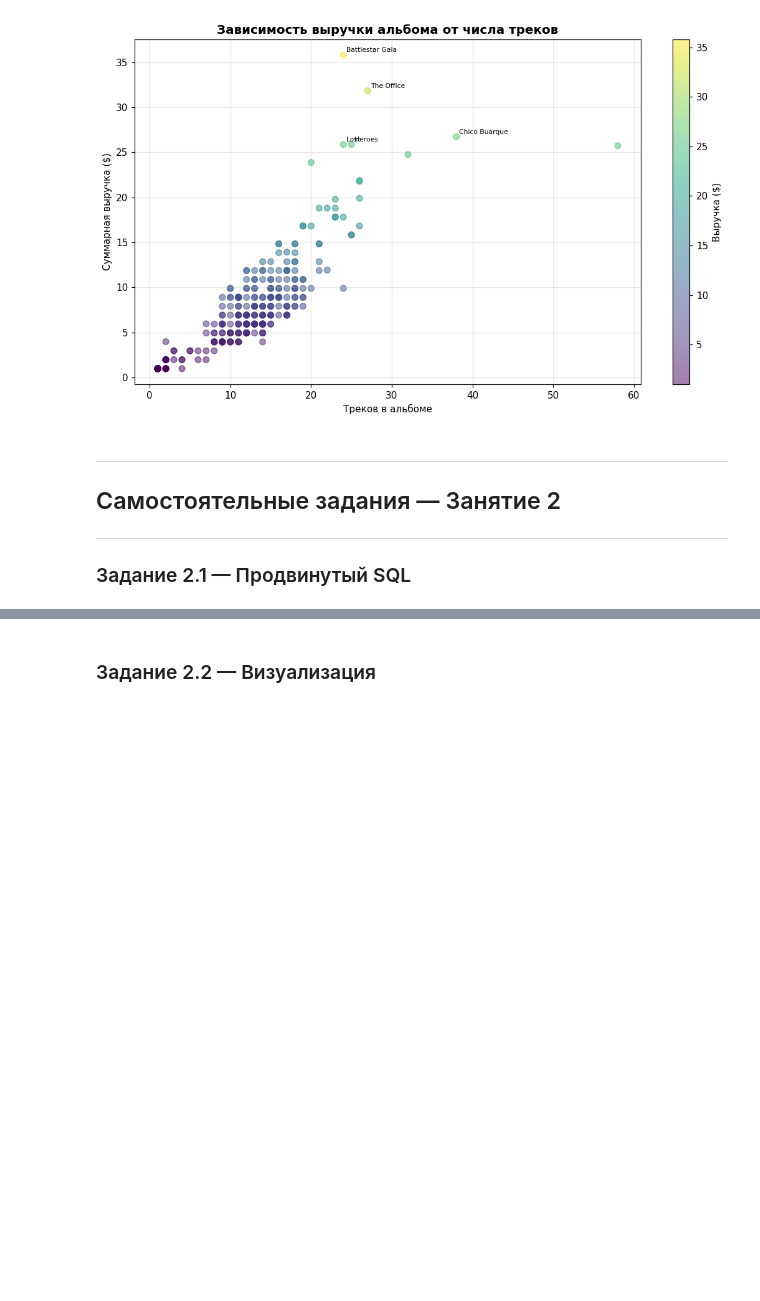
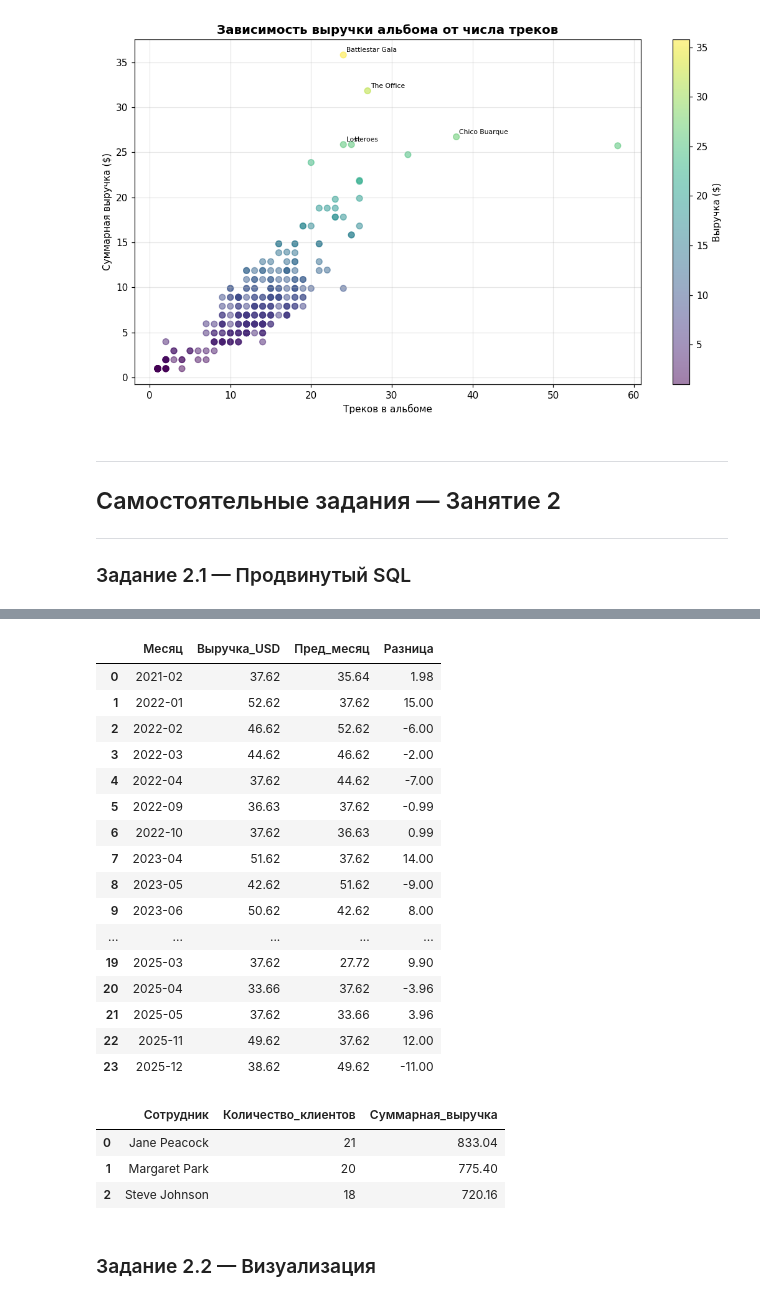
Before and after one commit to Duhast163rus/Ai, a Jupyter notebook: practice_git_python_sql.ipynb, the cells around one changed output, grey strips where cells are left out. Saved outputs shown, nothing was run; the diff lists cells and outputs as text; code cells hidden in the pictures; blank space fills up the shorter version.

```diff
--- a/practice_git_python_sql.ipynb
+++ b/practice_git_python_sql.ipynb
@@ -1146,11 +1233,48 @@ plt.show()
 # %%
 # ЗАДАНИЕ 2.1.2: LAG — ежемесячная выручка vs предыдущий месяц
 #
 # 1. CTE: SUM(Total) по strftime('%Y-%m', InvoiceDate)
 # 2. Основной SELECT: добавьте Пред_месяц через LAG(Выручка) и Разница
 #    Подсказка: LAG(Revenue) OVER (ORDER BY Month)
 
 # TODO: ваш код
+sql("""
+WITH Monthly AS (
+    SELECT strftime('%Y-%m', InvoiceDate) AS Месяц,
+           SUM(Total)   AS Выручка
+    FROM Invoice
+    GROUP BY Месяц
+),
+Result AS (
+SELECT Месяц,
+       ROUND(Выручка, 2)                                                   AS Выручка_USD,
+       ROUND(LAG(Выручка) OVER (ORDER BY Месяц), 2)                        AS Пред_месяц,
+       ROUND(Выручка - LAG(Выручка) OVER (ORDER BY Месяц), 2)              AS Разница
+FROM Monthly
+)
+SELECT *
+FROM Result
+WHERE Разница <> 0
+ORDER BY Месяц
+""")
+# %% [output]
+|  | Месяц | Выручка_USD | Пред_месяц | Разница |
+| 0 | 2021-02 | 37.62 | 35.64 | 1.98 |
+| 1 | 2022-01 | 52.62 | 37.62 | 15.00 |
+| 2 | 2022-02 | 46.62 | 52.62 | -6.00 |
+| 3 | 2022-03 | 44.62 | 46.62 | -2.00 |
+| 4 | 2022-04 | 37.62 | 44.62 | -7.00 |
+| 5 | 2022-09 | 36.63 | 37.62 | -0.99 |
+| 6 | 2022-10 | 37.62 | 36.63 | 0.99 |
+| 7 | 2023-04 | 51.62 | 37.62 | 14.00 |
+| 8 | 2023-05 | 42.62 | 51.62 | -9.00 |
+| 9 | 2023-06 | 50.62 | 42.62 | 8.00 |
+| ... | ... | ... | ... | ... |
+| 19 | 2025-03 | 37.62 | 27.72 | 9.90 |
+| 20 | 2025-04 | 33.66 | 37.62 | -3.96 |
+| 21 | 2025-05 | 37.62 | 33.66 | 3.96 |
+| 22 | 2025-11 | 49.62 | 37.62 | 12.00 |
+| 23 | 2025-12 | 38.62 | 49.62 | -11.00 |
 # %%
 # ЗАДАНИЕ 2.1.3: Агенты поддержки с наибольшей суммарной выручкой
 #
@@ -1160,6 +1284,25 @@ plt.show()
 # Ожидаемый результат: 3 агента
 
 # TODO: ваш код
+sql("""
+SELECT
+    e.FirstName || ' ' || e.LastName AS Сотрудник,
+    COUNT(DISTINCT c.CustomerId) AS Количество_клиентов,
+    ROUND(SUM(i.Total), 2) AS Суммарная_выручка
+FROM Employee e
+JOIN Customer c
+    ON e.EmployeeId = c.SupportRepId
+JOIN Invoice i
+    ON c.CustomerId = i.CustomerId
+WHERE e.Title LIKE '%Sales%'
+GROUP BY e.EmployeeId
+ORDER BY Суммарная_выручка DESC
+""")
+# %% [output]
+|  | Сотрудник | Количество_клиентов | Суммарная_выручка |
+| 0 | Jane Peacock | 21 | 833.04 |
+| 1 | Margaret Park | 20 | 775.40 |
+| 2 | Steve Johnson | 18 | 720.16 |
 # %% [markdown]
 ### Задание 2.2 — Визуализация
 # %%
```
Also changed, not shown: parts of 4 cells of this notebook.
